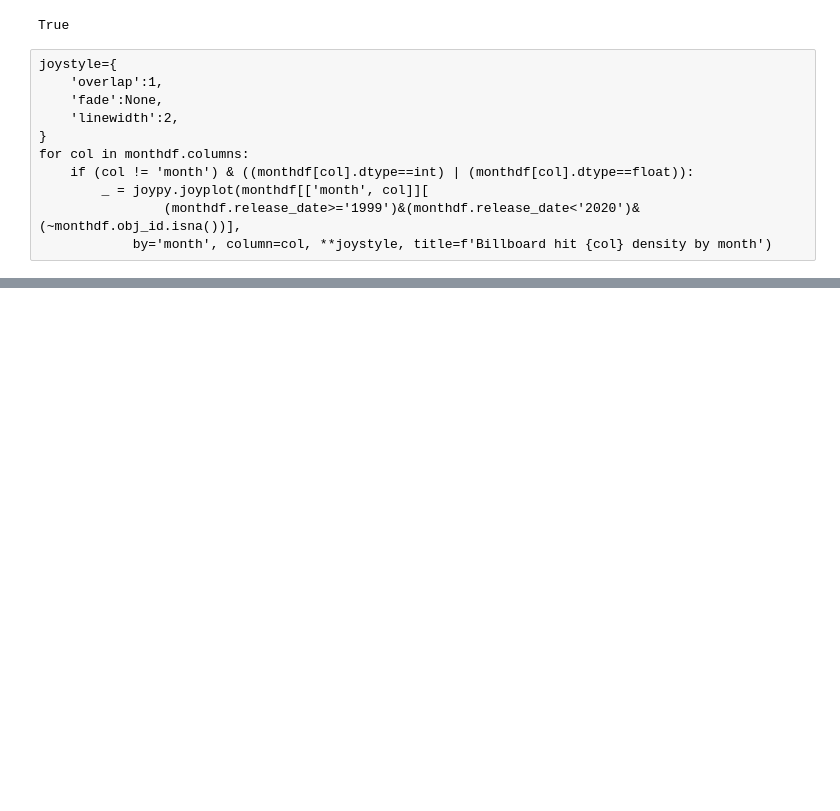
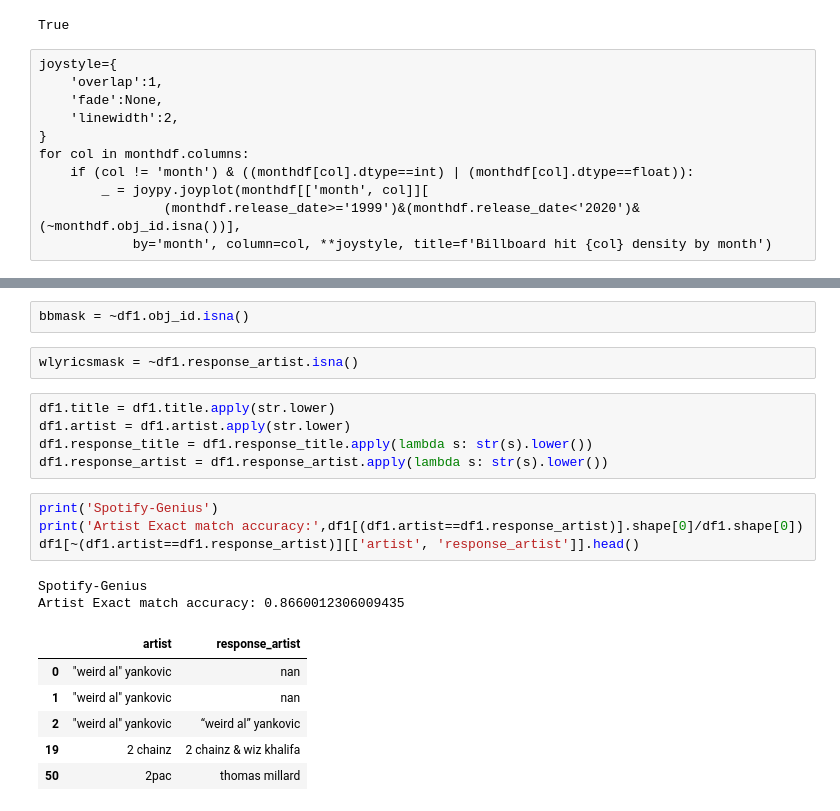
Before and after one commit to Greenford/billboard, a Jupyter notebook: pipe.ipynb, the cells around one changed output, grey strips where cells are left out. Drawn from its saved outputs; the diff is of its cells as text; blank space fills up the shorter version.

```diff
--- a/pipe.ipynb
+++ b/pipe.ipynb
@@ -444,0 +455,22 @@ for col in monthdf.columns:
+# %%
+bbmask = ~df1.obj_id.isna()
+# %%
+wlyricsmask = ~df1.response_artist.isna()
+# %%
+df1.title = df1.title.apply(str.lower)
+df1.artist = df1.artist.apply(str.lower)
+df1.response_title = df1.response_title.apply(lambda s: str(s).lower())
+df1.response_artist = df1.response_artist.apply(lambda s: str(s).lower())
+# %%
+print('Spotify-Genius')
+print('Artist Exact match accuracy:',df1[(df1.artist==df1.response_artist)].shape[0]/df1.shape[0])
+df1[~(df1.artist==df1.response_artist)][['artist', 'response_artist']].head()
+# %% [output]
+Spotify-Genius
+Artist Exact match accuracy: 0.8660012306009435
+|  | artist | response_artist |
+| 0 | "weird al" yankovic | nan |
+| 1 | "weird al" yankovic | nan |
+| 2 | "weird al" yankovic | “weird al” yankovic |
+| 19 | 2 chainz | 2 chainz & wiz khalifa |
+| 50 | 2pac | thomas millard |
```
Also changed, not shown: parts of 10 cells of this notebook, 2 other files.
